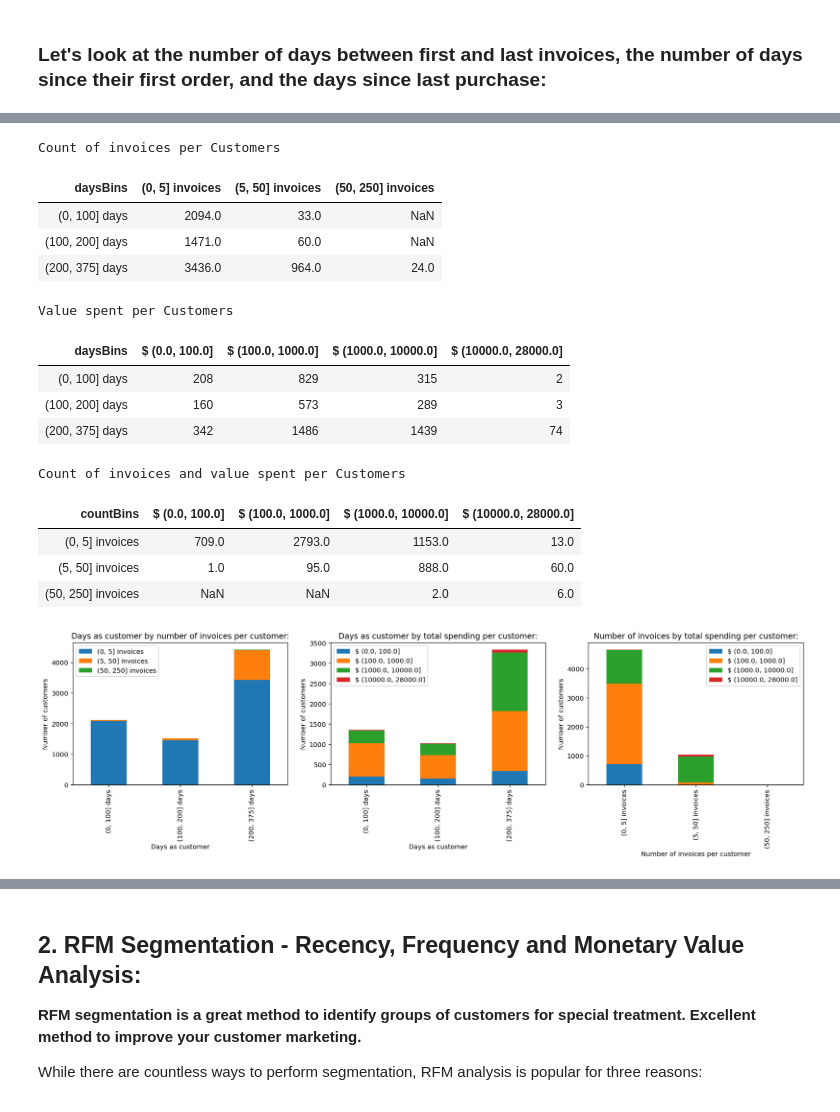
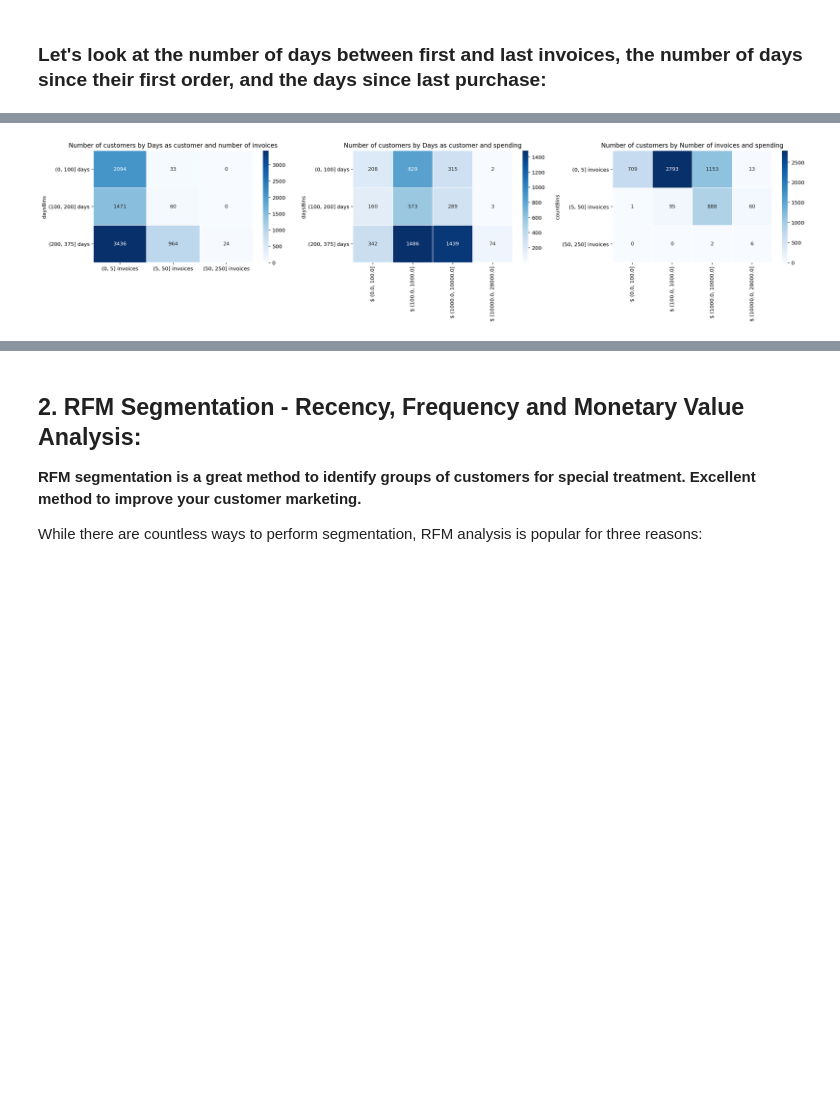
Before and after one commit to loulouOz/Customer-Insights-Analysis-RFM-Segmentation, a Jupyter notebook: customer_insights.ipynb, the cells around one changed output, grey strips where cells are left out. Saved outputs shown, nothing was run; the diff lists cells and outputs as text; code cells hidden in the pictures; blank space fills up the shorter version.

```diff
--- a/customer_insights.ipynb
+++ b/customer_insights.ipynb
@@ -64,12 +64,3 @@ rows: 541909 columns: 8
 | 0 | 536365 | 85123A | WHITE HANGING HEART T-LIGHT HOLDER | 6 | 2010-12-01 08:26:00 | 2.55 | 17850 | United Kingdom | 15.30 | ... |
 | 1 | 536365 | 71053 | WHITE METAL LANTERN | 6 | 2010-12-01 08:26:00 | 3.39 | 17850 | United Kingdom | 20.34 | ... |
 | 2 | 536365 | 84406B | CREAM CUPID HEARTS COAT HANGER | 8 | 2010-12-01 08:26:00 | 2.75 | 17850 | United Kingdom | 22.00 | ... |
-# %%
-for i in df.columns:
-    if df[i].dtype == object:
-        print('{:12} - Unique count: {:6}, {}'.format(i,len(df[i].unique()),df[i].unique()[:2]))
-    else:
-        try:
-            print('{:12} - min: {:10}, mean: {:7}, median: {:7}, max: {:7}'.format(i,df[i].min(),df[i].mean(),df[i].median(),df[i].max()))
-        except Exception:
-            pass
@@ -420,7 +377,7 @@ df3['countBins'] = pd.cut(df3['CountInvoice'], bins).astype(str) + " invoices"
 bins = [0, 100, 200, 375]
 df3['daysBins'] = pd.cut(df3['days_as_customer'], bins).astype(str) + " days"
 
-df3 = pd.DataFrame(df3.pivot_table(index='daysBins',columns='countBins',values='CustomerID',aggfunc=pd.Series.nunique).to_records())
+df3 = pd.DataFrame(df3.pivot_table(index='daysBins',columns='countBins',values='CustomerID',aggfunc=pd.Series.nunique).to_records()).fillna(0)
 #########################
 
 ##### $ VALUE #####
@@ -437,76 +394,50 @@ df6 = df6[df6['amountBins'] != '$ nan']
 bins = [0, 100, 200, 375]
 df6['daysBins'] = pd.cut(df6['days_as_customer'], bins).astype(str) + " days"
 
-df6 = pd.DataFrame(df6.pivot_table(index='daysBins',columns='amountBins',values='CustomerID',aggfunc=pd.Series.nunique).to_records())
+df6 = pd.DataFrame(df6.pivot_table(index='daysBins',columns='amountBins',values='CustomerID',aggfunc=pd.Series.nunique).to_records()).fillna(0)
 #########################
 
 
 ##### COUNT INVOICES & AMOUNT #####
 df7 = df.groupby(['CustomerID']).agg({'InvoiceDate':[min,pd.Series.nunique],'TotalPrice':np.sum}).reset_index()
 df7.columns = ['CustomerID', 'FirstInvoice','CountInvoice','TotalAmount']
 df7['now'] = df['InvoiceDate'].max()
 df7['days_as_customer'] = 1 + (df7['now']-df7['FirstInvoice']).astype('timedelta64[D]')
 df7 = df7.drop(['now','FirstInvoice'], axis=1).sort_values('days_as_customer', ascending=False)
 
 bins = [0, 5, 50, 250]
 df7['countBins'] = pd.cut(df7['CountInvoice'], bins).astype(str) + " invoices"
 
 bins = [0, 100, 200, 375]
 df7['daysBins'] = pd.cut(df7['days_as_customer'], bins).astype(str) + " days"
 
 bins = [0, 100, 1000, 10000, 28000]
 df7['amountBins'] = "$ " + pd.cut(df7['TotalAmount'], bins).astype(str)
 df7 = df7[df7['amountBins'] != '$ nan']
 # 'daysBins',
-df7 = pd.DataFrame(df7.pivot_table(index='countBins',columns='amountBins',values='CustomerID',aggfunc=pd.Series.nunique).to_records())
+df7 = pd.DataFrame(df7.pivot_table(index='countBins',columns='amountBins',values='CustomerID',aggfunc=pd.Series.nunique).to_records()).fillna(0)
 
 ##################################
 
-
-display_side_by_side(df3.head(10),df6.head(10),df7.head(10),titles=['Count of invoices per Customers','Value spent per Customers','Count of invoices and value spent per Customers'])
+# display_side_by_side(df3,df6,df7,titles=['Count of invoices per Customers','Value spent per Customers','Count of invoices and value spent per Customers'])
 
 
-##### PLOTTING #####
-fig,ax=plt.subplots(1,3,figsize=(20,4))
+fig,ax=plt.subplots(1,3,figsize=(25,4))
+plt.yticks(rotation=0)
+plt.xticks(rotation=45)
+plt.subplots_adjust(wspace = 0.3)
 
-df3.plot.bar(stacked=True,ax=ax[0])
-ax[0].set_xticks([x for x in range(len(df3['daysBins']))])
-ax[0].set_xticklabels(df3['daysBins'])
+df3 = df3.set_index('daysBins')
+sns.heatmap(df3, cmap='Blues', linewidths=0.5, annot=True,fmt='g',ax=ax[0]); #cmap='RdYlGn_r'
+ax[0].set_title('Number of customers by Days as customer and number of invoices');
 
-ax[0].set_title("Days as customer by number of invoices per customer:")
-ax[0].set_xlabel('Days as customer')
-ax[0].set_ylabel('Number of customers');
+df6 = df6.set_index('daysBins')
+sns.heatmap(df6, cmap='Blues', linewidths=0.5, annot=True,fmt='g',ax=ax[1]);
+ax[1].set_title('Number of customers by Days as customer and spending');
 
-df6.plot.bar(stacked=True, ax=ax[1])
-ax[1].set_xticks([x for x in range(len(df6['daysBins']))])
-ax[1].set_xticklabels(df6['daysBins'])
-
-ax[1].set_title("Days as customer by total spending per customer:")
-ax[1].set_xlabel('Days as customer')
-ax[1].set_ylabel('Number of customers');
-
-df7.plot.bar(stacked=True, ax=ax[2])
-ax[2].set_xticks([x for x in range(len(df7['countBins']))])
-ax[2].set_xticklabels(df7['countBins'])
-
-ax[2].set_title("Number of invoices by total spending per customer:")
-ax[2].set_xlabel('Number of invoices per customer')
-ax[2].set_ylabel('Number of customers');
+df7 = df7.set_index('countBins')
+sns.heatmap(df7, cmap='Blues', linewidths=0.5, annot=True,fmt='g',ax=ax[2]);
+ax[2].set_title('Number of customers by Number of invoices and spending');
 # %% [output]
-Count of invoices per Customers
-| daysBins | (0, 5] invoices | (5, 50] invoices | (50, 250] invoices |
-| (0, 100] days | 2094.0 | 33.0 | NaN |
-| (100, 200] days | 1471.0 | 60.0 | NaN |
-| (200, 375] days | 3436.0 | 964.0 | 24.0 |
-Value spent per Customers
-| daysBins | $ (0.0, 100.0] | $ (100.0, 1000.0] | $ (1000.0, 10000.0] | $ (10000.0, 28000.0] |
-| (0, 100] days | 208 | 829 | 315 | 2 |
-| (100, 200] days | 160 | 573 | 289 | 3 |
-| (200, 375] days | 342 | 1486 | 1439 | 74 |
-Count of invoices and value spent per Customers
-| countBins | $ (0.0, 100.0] | $ (100.0, 1000.0] | $ (1000.0, 10000.0] | $ (10000.0, 28000.0] |
-| (0, 5] invoices | 709.0 | 2793.0 | 1153.0 | 13.0 |
-| (5, 50] invoices | 1.0 | 95.0 | 888.0 | 60.0 |
-| (50, 250] invoices | NaN | NaN | 2.0 | 6.0 |
-[figure, old version]
+[figure, new version]
 # %% [markdown]
```
Also changed, not shown: parts of 17 cells of this notebook, 1 other file.
